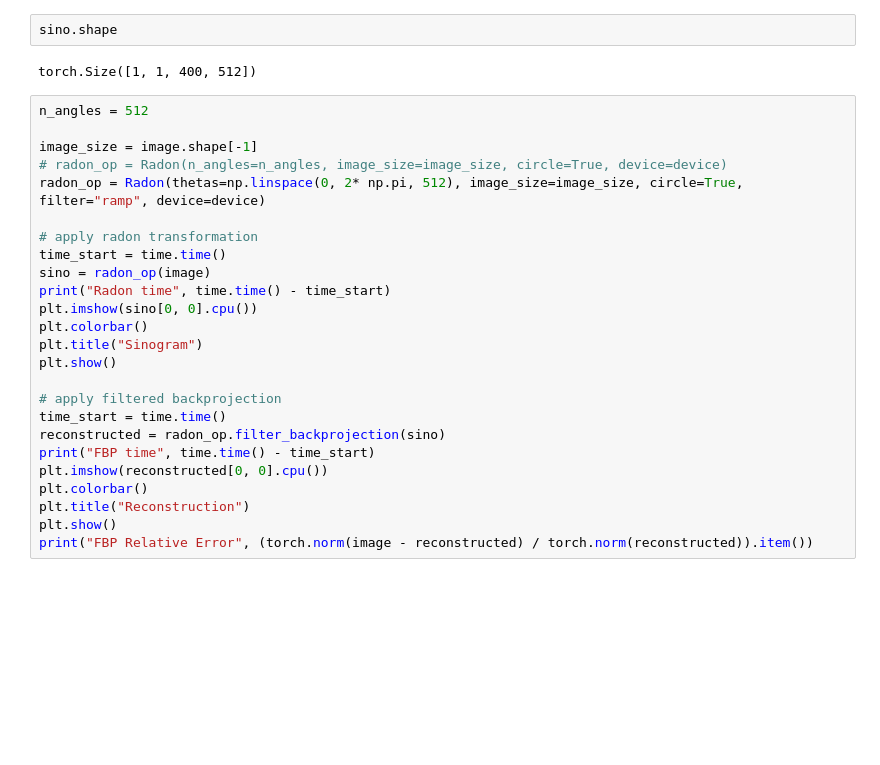
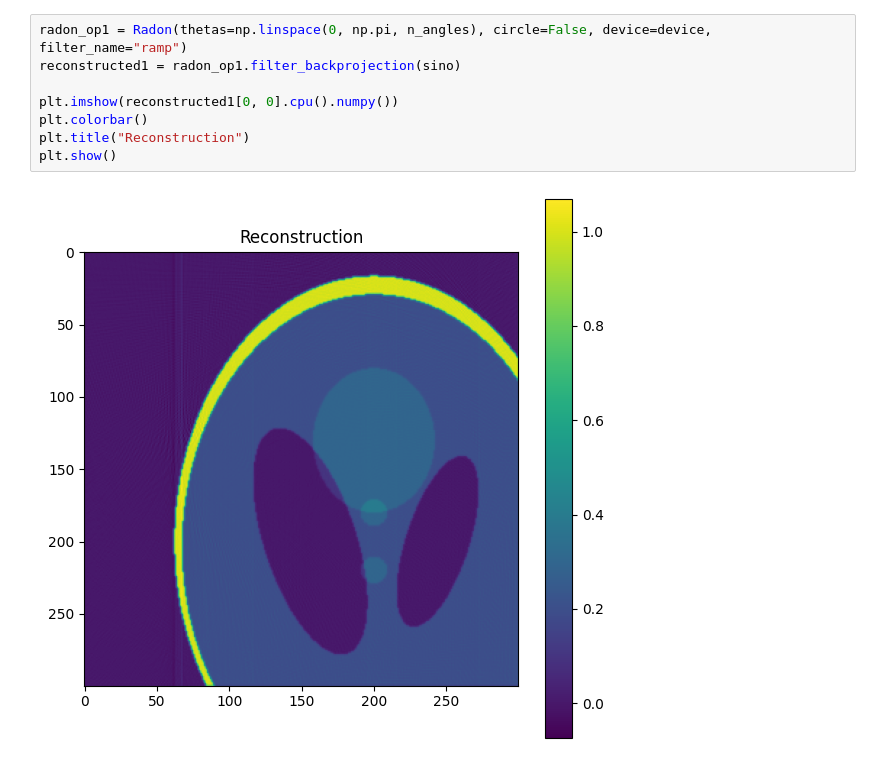
Before and after one commit to QBioImaging/torch_radon24, a Jupyter notebook: test.ipynb, the cells around one changed output. Drawn from its saved outputs; the diff is of its cells as text; blank space fills up the shorter version.

```diff
--- a/test.ipynb
+++ b/test.ipynb
@@ -58,29 +90,10 @@ FBP Relative Error 0.12680475413799286
-# %%
-sino.shape
-# %% [output]
-torch.Size([1, 1, 400, 512])
-# %%
-n_angles = 512
-
-image_size = image.shape[-1]
-# radon_op = Radon(n_angles=n_angles, image_size=image_size, circle=True, device=device)
-radon_op = Radon(thetas=np.linspace(0, 2* np.pi, 512), image_size=image_size, circle=True, filter="ramp", device=device)
-
-# apply radon transformation
-time_start = time.time()
-sino = radon_op(image)
-print("Radon time", time.time() - time_start)
-plt.imshow(sino[0, 0].cpu())
-plt.colorbar()
-plt.title("Sinogram")
-plt.show()
-
-# apply filtered backprojection
-time_start = time.time()
-reconstructed = radon_op.filter_backprojection(sino)
-print("FBP time", time.time() - time_start)
-plt.imshow(reconstructed[0, 0].cpu())
-plt.colorbar()
-plt.title("Reconstruction")
-plt.show()
-print("FBP Relative Error", (torch.norm(image - reconstructed) / torch.norm(reconstructed)).item())
+# %%
+radon_op1 = Radon(thetas=np.linspace(0, np.pi, n_angles), circle=False, device=device, filter_name="ramp")
+reconstructed1 = radon_op1.filter_backprojection(sino)
+
+plt.imshow(reconstructed1[0, 0].cpu().numpy())
+plt.colorbar()
+plt.title("Reconstruction")
+plt.show()
+# %% [output]
+[figure, added]
```
Also changed, not shown: parts of 3 cells of this notebook, 5 other files.
